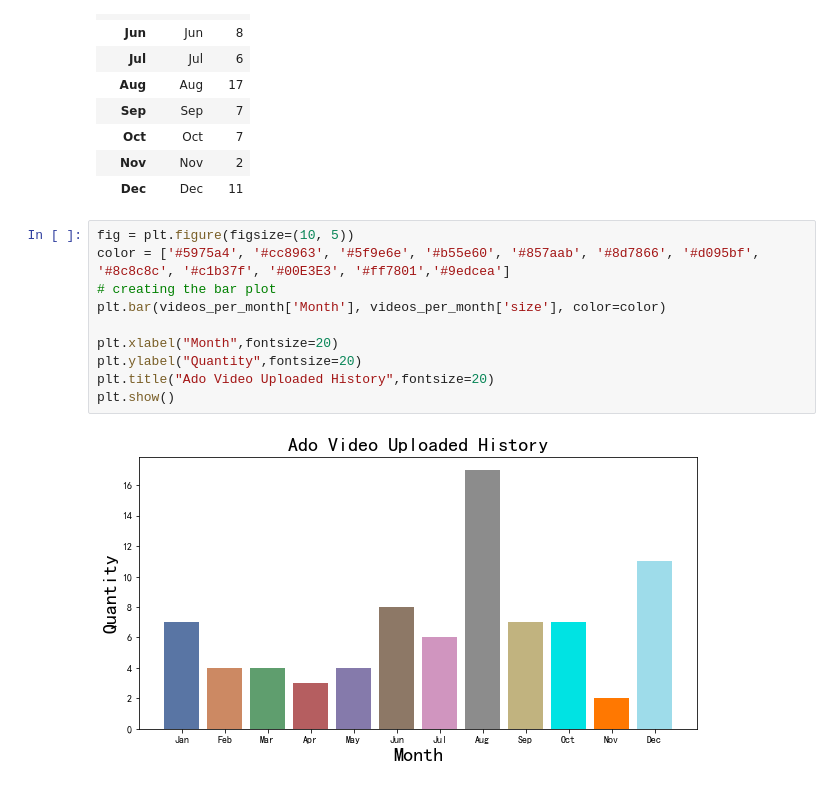
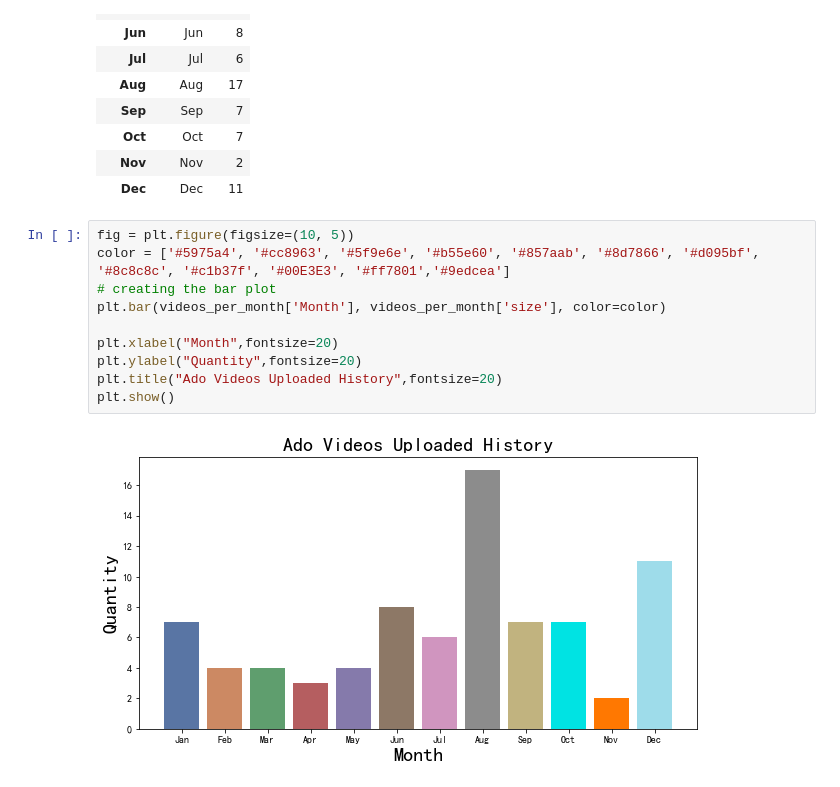
Before and after one commit to Takuyatsai/YouTube-Music-Channel-Analysis, a Jupyter notebook: Music-Channel-Analysis.ipynb, the cells around one changed output. Saved outputs shown, nothing was run; the diff lists cells and outputs as text.

```diff
--- a/Music-Channel-Analysis.ipynb
+++ b/Music-Channel-Analysis.ipynb
@@ -523,12 +419,12 @@ videos_per_month
 # %%
 fig = plt.figure(figsize=(10, 5))
 color = ['#5975a4', '#cc8963', '#5f9e6e', '#b55e60', '#857aab', '#8d7866', '#d095bf', '#8c8c8c', '#c1b37f', '#00E3E3', '#ff7801','#9edcea']
 # creating the bar plot
 plt.bar(videos_per_month['Month'], videos_per_month['size'], color=color)
 
 plt.xlabel("Month",fontsize=20)
 plt.ylabel("Quantity",fontsize=20)
-plt.title("Ado Video Uploaded History",fontsize=20)
+plt.title("Ado Videos Uploaded History",fontsize=20)
 plt.show()
 # %% [output]
-[figure, old version]
+[figure, new version]
```
Also changed, not shown: parts of 29 cells of this notebook, 1 other file.
